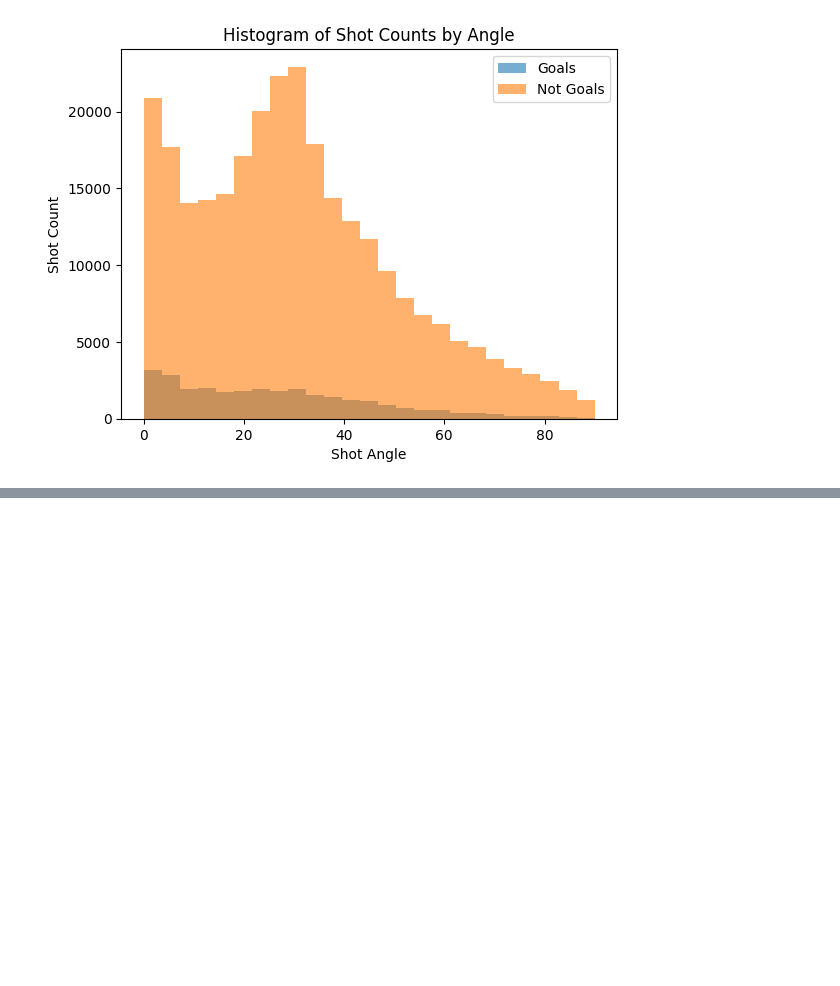
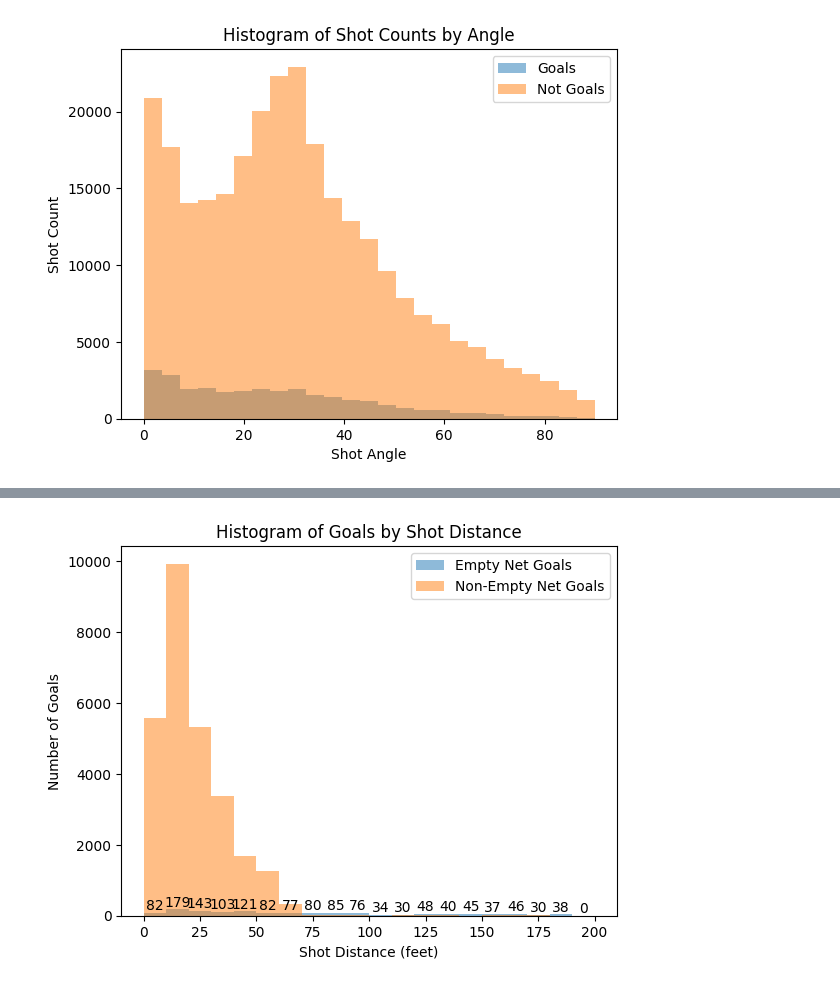
Before and after one commit to rajamatt/ift6758-project, a Jupyter notebook: notebooks/milestone_2/Task 2.ipynb, the cells around one changed output, grey strips where cells are left out. Cells and saved outputs as stored; diff of their text form; code cells hidden in the pictures; blank space fills up the shorter version.

```diff
--- a/notebooks/milestone_2/Task 2.ipynb
+++ b/notebooks/milestone_2/Task 2.ipynb
@@ -50,0 +83,20 @@ plt.show()
+# %%
+empty_net_goals = goals_df[goals_df['emptyNet'] == 1]
+non_empty_net_goals = goals_df[goals_df['emptyNet'] == 0]
+
+empty_net_hist = plt.hist(empty_net_goals['shotDistance'], bins=distance_bins, alpha=0.5, label='Empty Net Goals')
+plt.hist(non_empty_net_goals['shotDistance'], bins=distance_bins, alpha=0.5, label='Non-Empty Net Goals')
+
+for i in range(len(empty_net_hist[0])):
+    plt.text(empty_net_hist[1][i] + (empty_net_hist[1][i + 1] - empty_net_hist[1][i]) / 2,
+             empty_net_hist[0][i] + 1,
+             str(int(empty_net_hist[0][i])),
+             ha='center', va='bottom')
+
+plt.xlabel('Shot Distance (feet)')
+plt.ylabel('Number of Goals')
+plt.title('Histogram of Goals by Shot Distance')
+plt.legend()
+plt.show()
+# %% [output]
+[figure, added]
```
Also changed, not shown: parts of 7 cells of this notebook.
